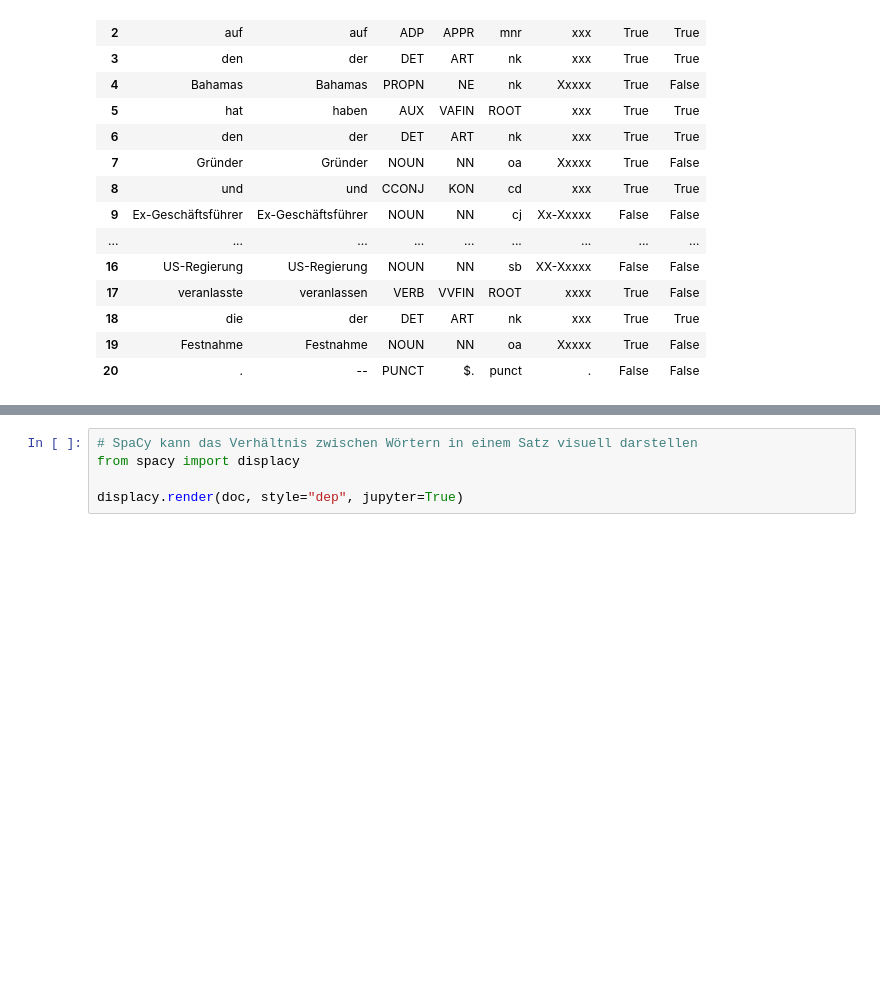
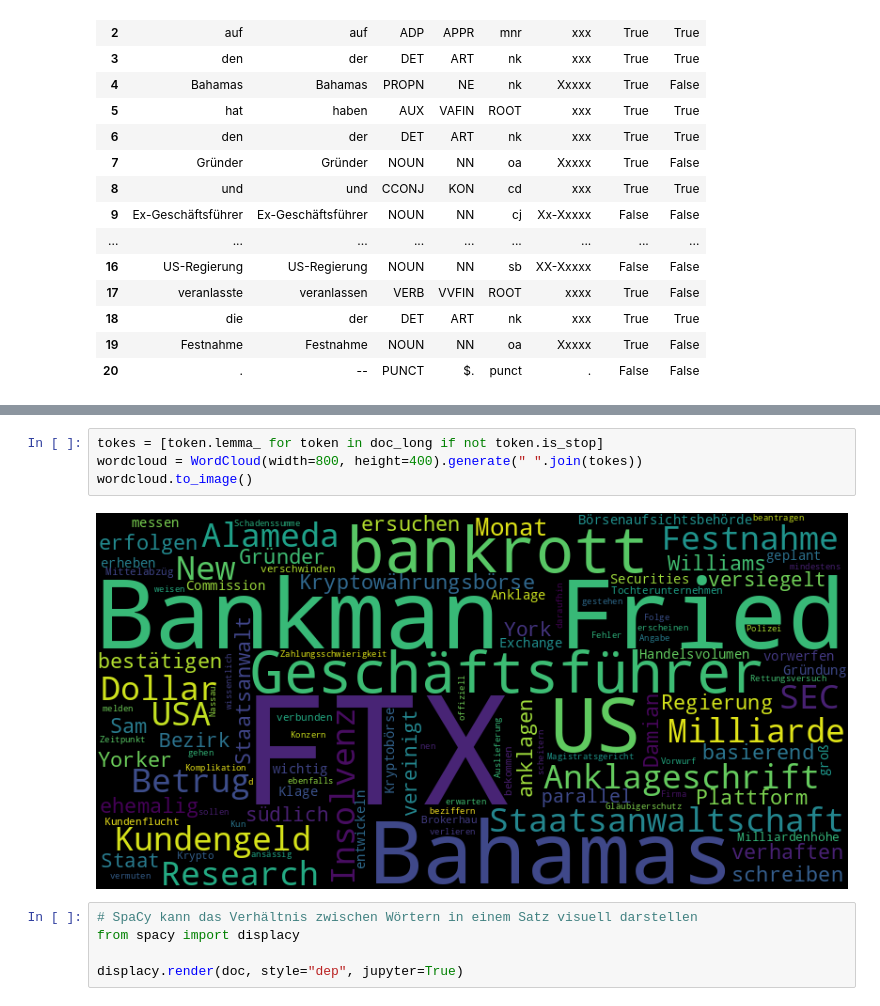
Before and after one commit to hagenest/referat-spacy, a Jupyter notebook: spacy-referat.ipynb, the cells around one changed output, grey strips where cells are left out. Saved outputs shown, nothing was run; the diff lists cells and outputs as text; blank space fills up the shorter version.

```diff
--- a/spacy-referat.ipynb
+++ b/spacy-referat.ipynb
@@ -136,3 +151,9 @@ annotated
+# %%
+tokes = [token.lemma_ for token in doc_long if not token.is_stop]
+wordcloud = WordCloud(width=800, height=400).generate(" ".join(tokes))
+wordcloud.to_image()
+# %% [output]
+[figure, added]
 # %%
 # SpaCy kann das Verhältnis zwischen Wörtern in einem Satz visuell darstellen
 from spacy import displacy
```
Also changed, not shown: parts of 14 cells of this notebook, 2 other files.
